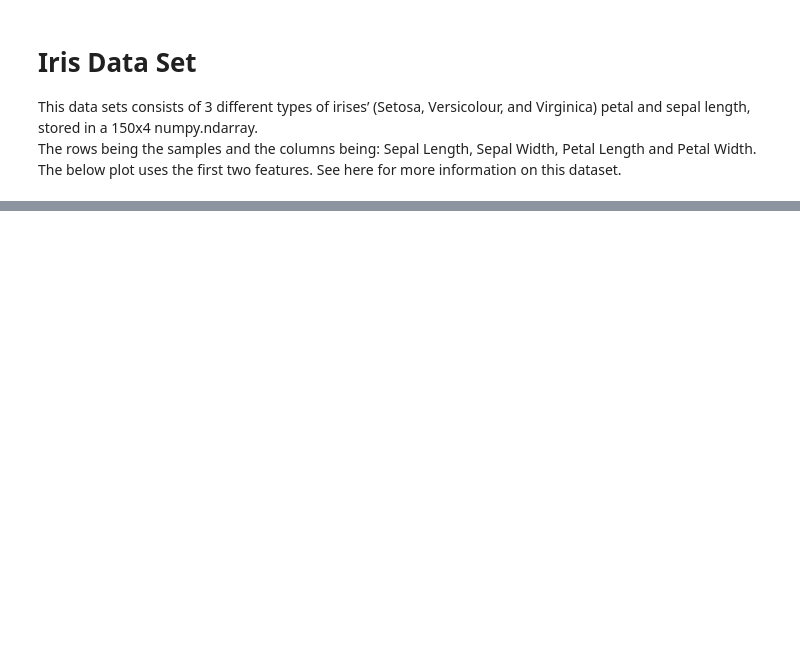
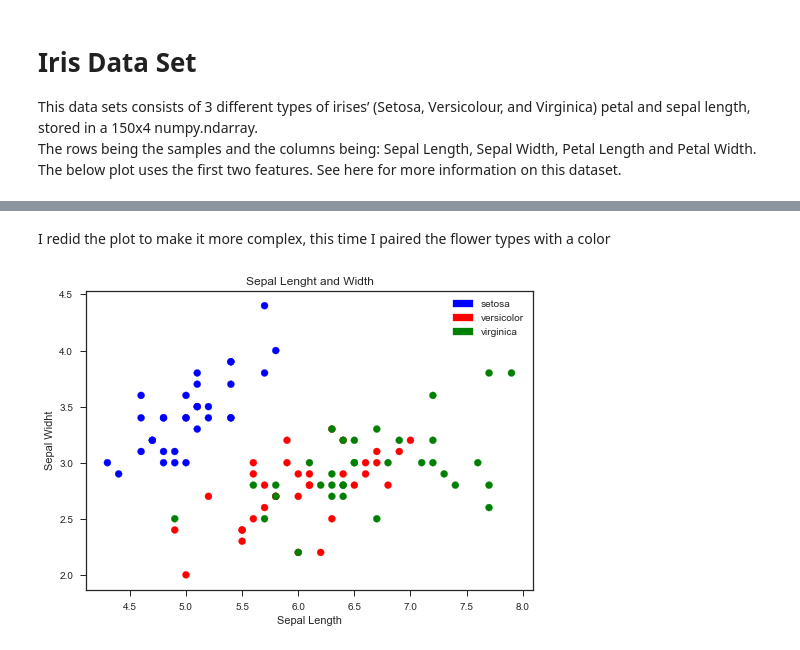
Before and after one commit to karlesleith/Iris-DataSet, a Jupyter notebook: Iris Data Set.ipynb, the cells around one changed output, grey strips where cells are left out. Saved outputs shown, nothing was run; the diff lists cells and outputs as text; code cells hidden in the pictures; blank space fills up the shorter version.

```diff
--- a/Iris Data Set.ipynb
+++ b/Iris Data Set.ipynb
@@ -42,0 +43,3 @@ Print('Hello')
+# %%
+sepalLenght, sepalWidth, petalLenght, petalWidth, = np.genfromtxt('IRIS.csv', delimiter = ',', usecols = (0,1,2,3), unpack = True, dtype=float)
+species = np.genfromtxt('IRIS.csv', delimiter=',', usecols=4, unpack = True, dtype=str)
@@ -42,0 +56,18 @@ Print('Hello')
+# %% [markdown]
+I redid the plot to make it more complex, this time I paired the flower types with a color
+# %%
+
+plt.ylabel('Sepal Widht')
+plt.xlabel('Sepal Length')
+plt.title('Sepal Lenght and Width')
+
+pairs={'setosa' :'blue','versicolor' :'Red','virginica' :'Green'}
+
+plt.scatter(sepalLenght, sepalWidth, c=[pairs[i] for i in species], label=[pairs[i] for i in pairs])
+labels = [matpat.Patch(color=cl, label=la) for la, cl in pairs.items()]
+
+plt.legend(handles = labels)
+
+plt.show()
+# %% [output]
+[figure, added]
```
Also changed, not shown: parts of 27 cells of this notebook, 2 other files.
